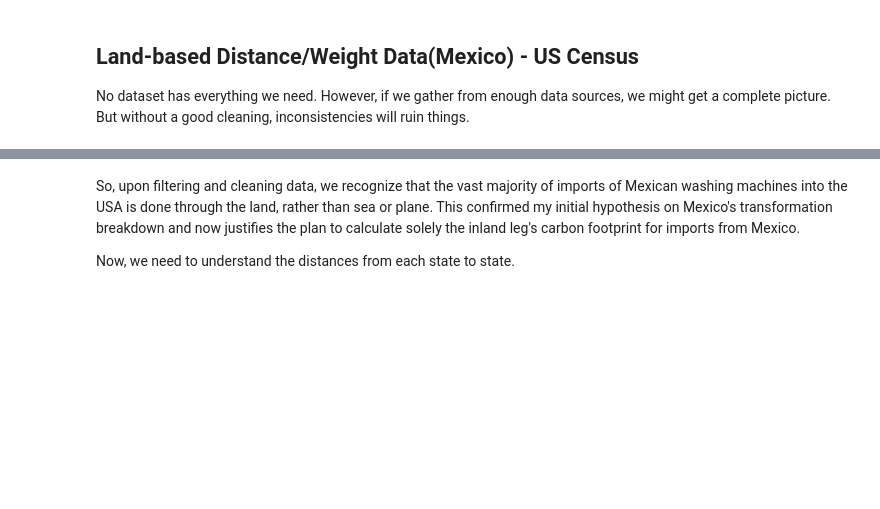
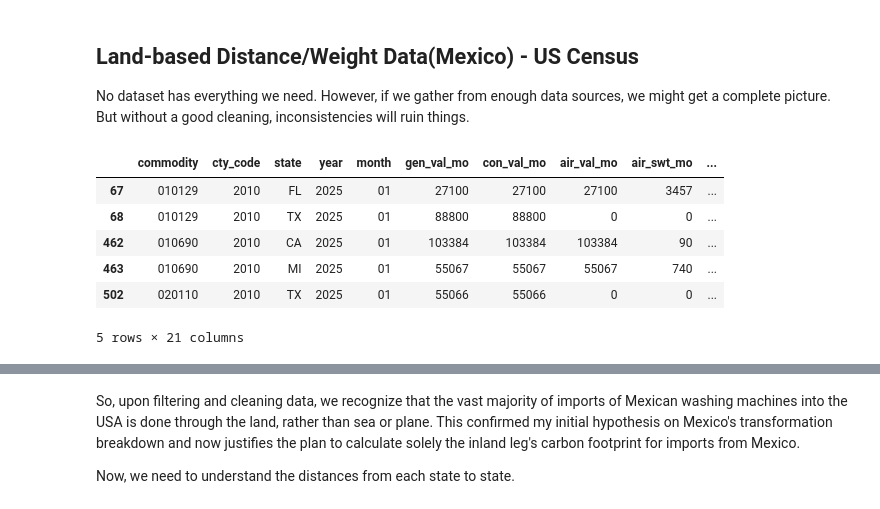
Before and after one commit to BirchTree1812/research_study_code, a Jupyter notebook: main.ipynb, the cells around one changed output, grey strips where cells are left out. Cells and saved outputs as stored; diff of their text form; code cells hidden in the pictures; blank space fills up the shorter version.

```diff
--- a/main.ipynb
+++ b/main.ipynb
@@ -364,6 +386,16 @@ df_asian_routes_wash_v1.to_csv("data/intermediate/PORTHS6MM_asian.csv")
 No dataset has everything we need. However, if we gather from enough data sources, we might get a complete picture. But without a good cleaning, inconsistencies will ruin things.
 # %%
 df_land_imports_mex = df_land_imports[df_land_imports["cty_code"] == "2010"]
+# %%
+df_land_imports_mex.head()
+# %% [output]
+|  | commodity | cty_code | state | year | month | gen_val_mo | con_val_mo | air_val_mo | air_swt_mo | ... |
+| 67 | 010129 | 2010 | FL | 2025 | 01 | 27100 | 27100 | 27100 | 3457 | ... |
+| 68 | 010129 | 2010 | TX | 2025 | 01 | 88800 | 88800 | 0 | 0 | ... |
+| 462 | 010690 | 2010 | CA | 2025 | 01 | 103384 | 103384 | 103384 | 90 | ... |
+| 463 | 010690 | 2010 | MI | 2025 | 01 | 55067 | 55067 | 55067 | 740 | ... |
+| 502 | 020110 | 2010 | TX | 2025 | 01 | 55066 | 55066 | 0 | 0 | ... |
+5 rows × 21 columns
 # %%
 df_land_imports_mex_v1 = df_land_imports_mex.T.drop_duplicates().T
 df_land_imports_mex_v1.info()
```
Also changed, not shown: parts of 28 cells of this notebook, 5 other files.
